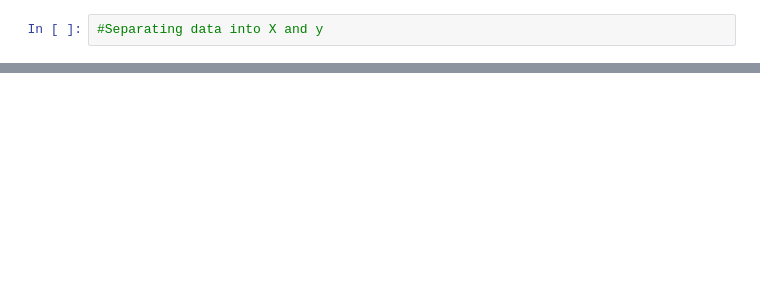
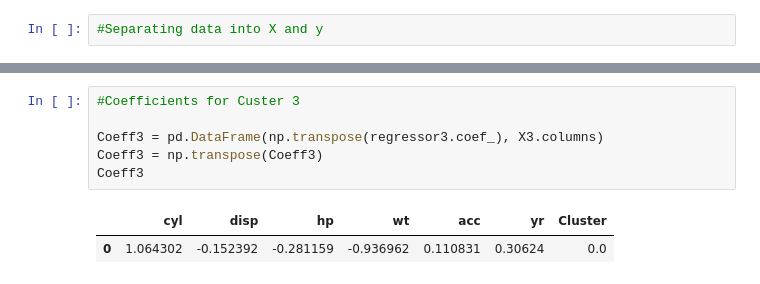
Before and after one commit to GreatLearningAIML1/aiml-ml-hyd-apr-19-batch-VishwanathGubba, a Jupyter notebook: Project_1_UnSupervised_Learning_Gubba_Kasi_Vishwanath.ipynb, the cells around one changed output, grey strips where cells are left out. Drawn from its saved outputs; the diff is of its cells as text; blank space fills up the shorter version.

```diff
--- a/Project_1_UnSupervised_Learning_Gubba_Kasi_Vishwanath.ipynb
+++ b/Project_1_UnSupervised_Learning_Gubba_Kasi_Vishwanath.ipynb
@@ -289,0 +314,9 @@ Coeff
+# %%
+#Coefficients for Custer 3
+
+Coeff3 = pd.DataFrame(np.transpose(regressor3.coef_), X3.columns)
+Coeff3 = np.transpose(Coeff3)
+Coeff3
+# %% [output]
+|  | cyl | disp | hp | wt | acc | yr | Cluster |
+| 0 | 1.064302 | -0.152392 | -0.281159 | -0.936962 | 0.110831 | 0.30624 | 0.0 |
```
Also changed, not shown: parts of 21 cells of this notebook.
